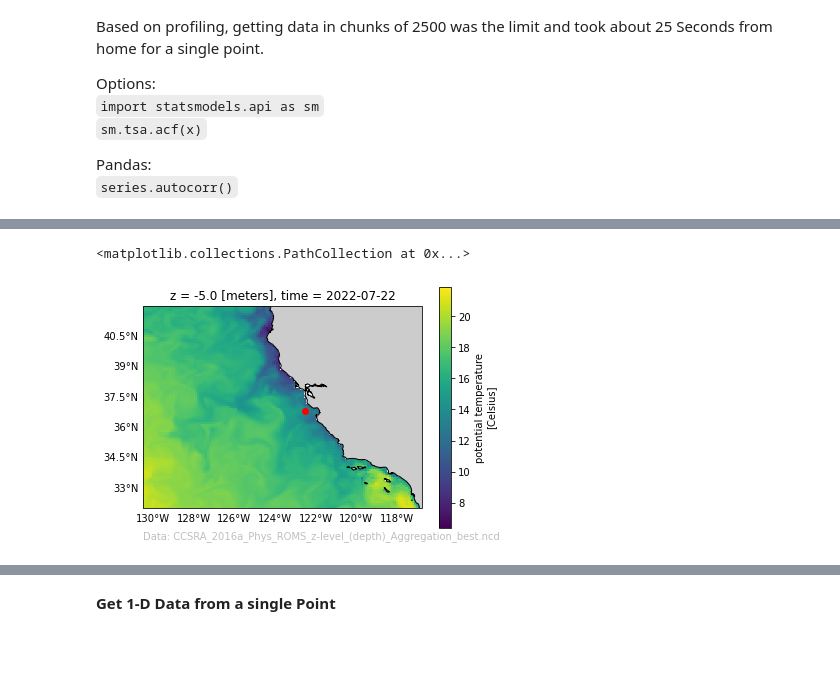
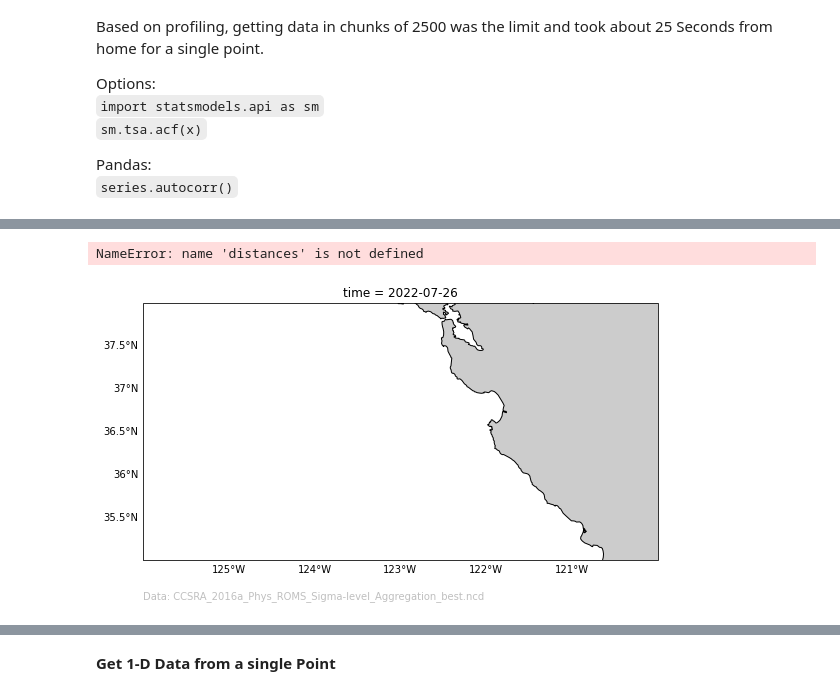
Before and after one commit to patcdaniel/decorrelation-scale, a Jupyter notebook: notebooks/1D-decorrelation-scale.ipynb, the cells around one changed output, grey strips where cells are left out. Cells and saved outputs as stored; diff of their text form; code cells hidden in the pictures; blank space fills up the shorter version.

```diff
--- a/notebooks/1D-decorrelation-scale.ipynb
+++ b/notebooks/1D-decorrelation-scale.ipynb
@@ -54,5 +61,6 @@ def make_map(projection=ccrs.PlateCarree(), extent=(-130.5,-116.75,32,42)):
 # %%
-url = 'https://oceanmodeling.ucsc.edu:8443/thredds/dodsC/ccsra_2016a_phys_agg_zlevs/fmrc/CCSRA_2016a_Phys_ROMS_z-level_(depth)_Aggregation_best.ncd'
+# url = 'https://oceanmodeling.ucsc.edu:8443/thredds/dodsC/ccsra_2016a_phys_agg_zlevs/fmrc/CCSRA_2016a_Phys_ROMS_z-level_(depth)_Aggregation_best.ncd' # vertically gridded
+url = "https://oceanmodeling.ucsc.edu:8443/thredds/dodsC/ccsra_2016a_phys_agg_slevs/fmrc/CCSRA_2016a_Phys_ROMS_Sigma-level_Aggregation_best.ncd"
 
 # Re-grid the data, there is a slight error associated with this. See 'ungrid' plot
 roms_ds = xr.open_dataset(url)
@@ -64,4 +72,4 @@ roms_temp = roms_temp.rename({"eta_rho":"latitude", "xi_rho":"longitude"})
 roms_temp = roms_temp.drop('lat_rho', errors='ignore')
 roms_temp = roms_temp.drop('lon_rho', errors='ignore')
 roms_temp = roms_temp.drop('time_run', errors='ignore')
-roms_temp = roms_temp.isel(z=9)
+roms_temp = roms_temp.isel(s_rho=-1)
@@ -68,10 +91,26 @@ roms_temp = roms_temp.isel(z=9)
 # %%
-fig, ax = make_map()
+fig, ax = make_map(extent=(-126,-120,35,38))
+fig.set_size_inches(8,6)
 roms_temp.isel(time=-1).plot(ax=ax,)
 ax.text(x=0,y=-.15,s="Data: {}".format(url.split("/")[-1]),transform=ax.transAxes,size=10,color=".75")
 plt.tight_layout()
-ax.scatter(-122.5,36.8,color='r')
-# plt.savefig("../figures/ts_temp_CAROMS.png", dpi=300,bbox_inches='tight',transparent=False)
+# ax.scatter(-122.5,36.8,color='r')
+
+for i in range(30):
+    # lat_ix = np.where(roms_temp_latitude == 36.8)[0]
+    # lon_ix = np.where(roms_temp_longitude == -121.9)[0]
+    # ax.scatter(roms_temp_longitude[lon_ix-i],roms_temp_latitude[lat_ix],color='k',zorder=10)
+
+    lat_ix = np.where(roms_temp_latitude == 36.8)[0]
+    lon_ix = np.where(roms_temp_longitude == -122)[0]
+    j = i//2
+    cax = ax.scatter(roms_temp_longitude[lon_ix-i],roms_temp_latitude[lat_ix-(j)],c=distances[i],zorder=11,vmin=0,vmax=350)
+    # print(i, i - i%2)
+
+
+    # print(roms_temp_longitude[lon_ix-i],roms_temp_latitude[lat_ix])
+plt.colorbar(cax,label='Distance [km]',shrink=0.5)
+# plt.savefig("../figures/CAROMS_map_trans.png", dpi=300,bbox_inches='tight',transparent=False)
 # %% [output]
-<matplotlib.collections.PathCollection at 0x...>
+NameError: name 'distances' is not defined
-[figure, old version]
+[figure, new version]
```
Also changed, not shown: parts of 35 cells of this notebook, 39 other files.
